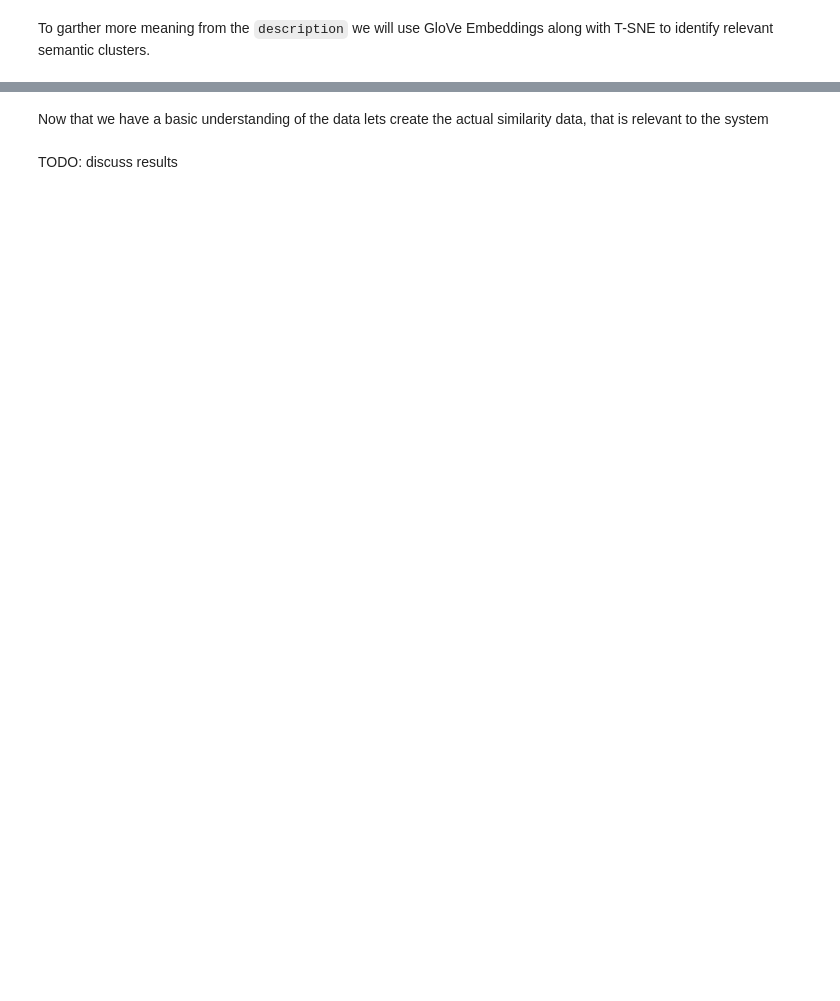
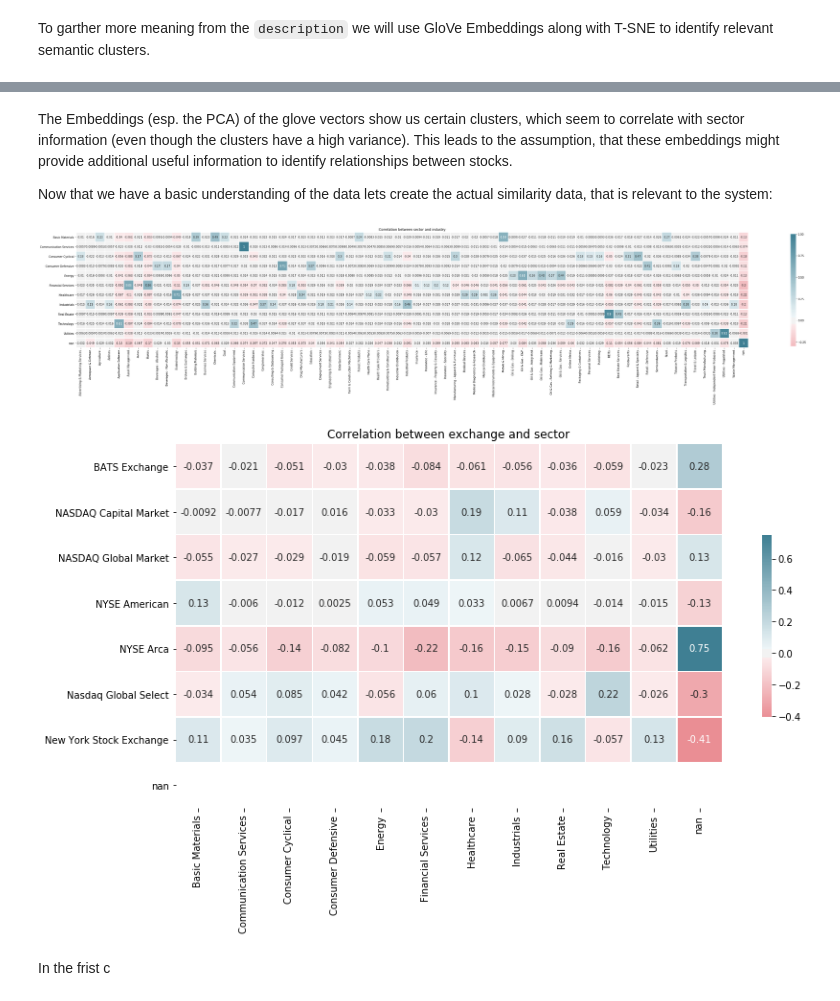
Before and after one commit to felixnext/stock_trend_analysis, a Jupyter notebook: notebooks/02-2_recommender-cleaning+features.ipynb, the cells around one changed output, grey strips where cells are left out. Saved outputs shown, nothing was run; the diff lists cells and outputs as text; code cells hidden in the pictures; blank space fills up the shorter version.

```diff
--- a/notebooks/02-2_recommender-cleaning+features.ipynb
+++ b/notebooks/02-2_recommender-cleaning+features.ipynb
@@ -254,17 +275,41 @@ calc_tsne(embs)
 # %% [markdown]
-Now that we have a basic understanding of the data lets create the actual similarity data, that is relevant to the system
+The Embeddings (esp. the PCA) of the glove vectors show us certain clusters, which seem to correlate with sector information (even though the clusters have a high variance). This leads to the assumption, that these embeddings might provide additional useful information to identify relationships between stocks.
+
+Now that we have a basic understanding of the data lets create the actual similarity data, that is relevant to the system:
 # %%
 # create dummy from all values
-df_sector_dummy = pd.get_dummies(df_profile['sector'], dummy_na=True, prefix='sector')
-df_industry_dummy = pd.get_dummies(df_profile['industry'], dummy_na=True, prefix='industry')
-df_exchange_dummy = pd.get_dummies(df_profile['exchange'], dummy_na=True, prefix='exchange')
+df_sector_dummy = pd.get_dummies(df_profile['sector'], dummy_na=True)#, prefix='sector')
+df_industry_dummy = pd.get_dummies(df_profile['industry'], dummy_na=True)#, prefix='industry')
+df_exchange_dummy = pd.get_dummies(df_profile['exchange'], dummy_na=True)#, prefix='exchange')
 
 # combine into final matrix
 df_final = pd.concat([df_profile[['symbol']], df_sector_dummy, df_industry_dummy, df_exchange_dummy, embs], axis=1).set_index('symbol')
 
 # calculate confusion matrix (based on different factors)
+def calc_confusion(mat1, mat2, name1, name2, size=(15, 7)):
+    '''Calculates the confusion matrix between the given feature dataframes.'''
+    res = []
+    x_cols = mat1.columns
+    y_cols = mat2.columns
+    for i in range(len(x_cols)):
+        row = []
+        for j in range(len(y_cols)):
+            corr = mat1.iloc[:, i].corr(mat2.iloc[:, j], method='pearson')
+            row.append(corr)
+        res.append(np.array(row))
+    df_corr = pd.DataFrame(np.array(res), columns=y_cols, index=x_cols)
 
-
-# calculate confusion matrix
+    # Generate a custom diverging colormap
+    cmap = sns.diverging_palette(10, 220, as_cmap=True)
+    fig, ax = plt.subplots(figsize=size)
+    sns.heatmap(df_corr, cmap=cmap, center=0, square=True, linewidths=.5, cbar_kws={"shrink": .5}, annot=True, ax=ax)
+    ax.set_title("Correlation between {} and {}".format(name1, name2))
+    plt.show()
-# %% [markdown]
-TODO: discuss results
+# %%
+calc_confusion(df_sector_dummy, df_industry_dummy, 'sector', 'industry', size=(55, 15))
+calc_confusion(df_exchange_dummy, df_sector_dummy, 'exchange', 'sector')
+# %% [output]
+[figure, added]
+[figure, added]
+# %% [markdown]
+In the frist c
```
Also changed, not shown: parts of 9 cells of this notebook, 7 other files.
